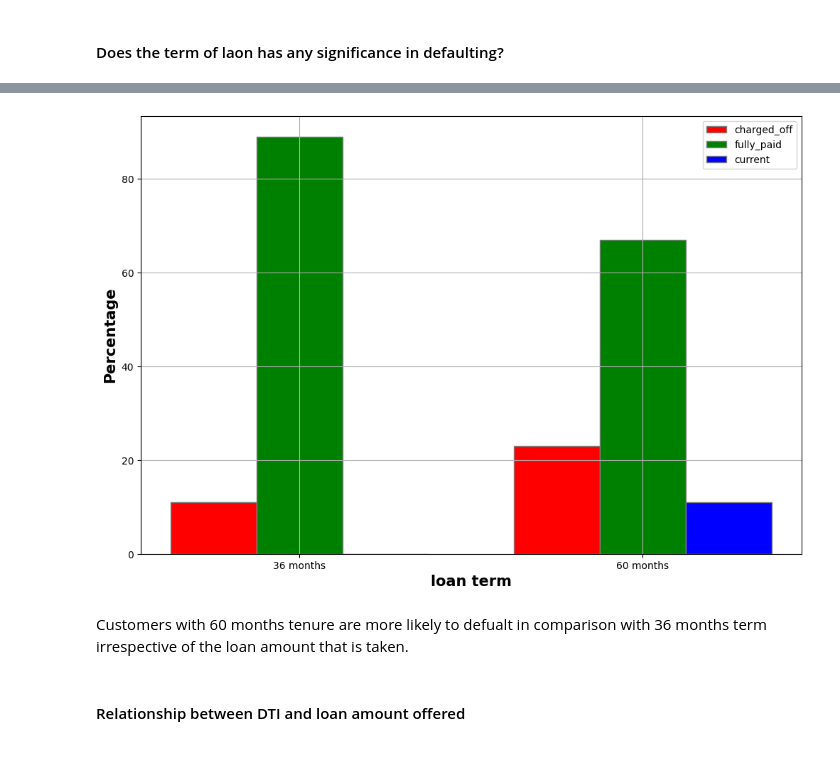
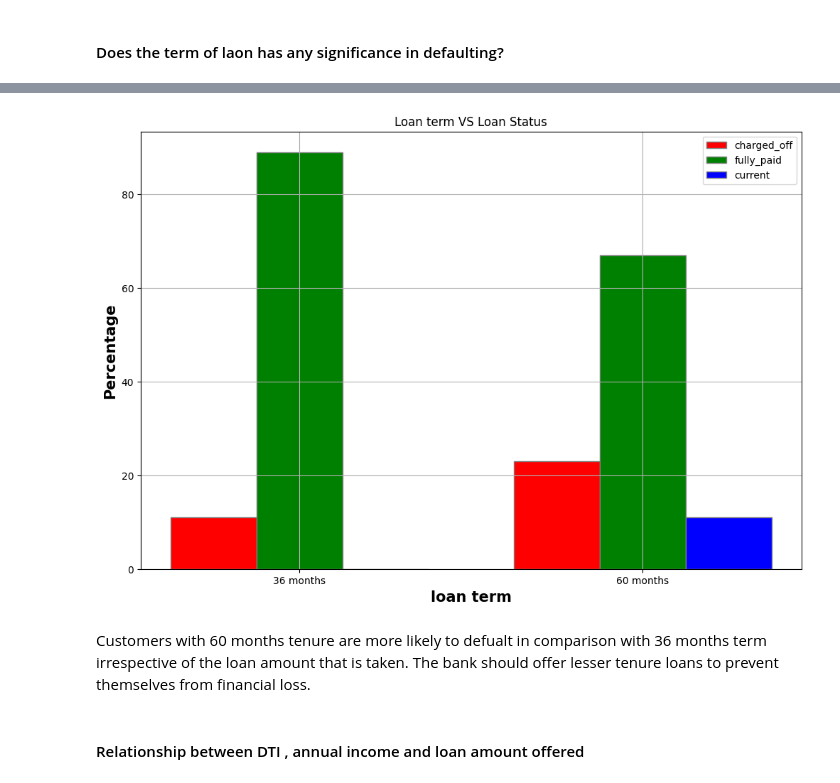
Before and after one commit to Abbhiraami/ML_AI_masters, a Jupyter notebook: case_study/lending_club_case_study.ipynb, the cells around one changed output, grey strips where cells are left out. Saved outputs shown, nothing was run; the diff lists cells and outputs as text; code cells hidden in the pictures; blank space fills up the shorter version.

```diff
--- a/case_study/lending_club_case_study.ipynb
+++ b/case_study/lending_club_case_study.ipynb
@@ -63,0 +61,9 @@ loan_db.head(5)
+# %%
+# Handling missing values (customize based on missing data analysis)
+# For example, drop columns with more than 50% missing values
+missing_threshold = 0.5 * loan_data.shape[0]
+loan_db = loan_data.dropna(thresh=missing_threshold, axis=1)
+loan_db.drop_duplicates(inplace=True)
+print(f'''\nData after cleansing \n
+        Number of columns: {loan_db.shape[1]}
+        NUmber of unique records: {loan_db.shape[0]}''')
@@ -63,0 +75,7 @@ loan_db.head(5)
+# %%
+
+func=lambda b: float(b.replace('%',''))
+loan_db['int_rate_num']=loan_db['int_rate'].apply(func)
+loan_db['title']=loan_db['title'].replace('Loan','')
+### Categorizing annual incomes to see charged_off customers
+loan_db['annual_inc_cat']=pd.qcut(loan_db.annual_inc,q=5)
@@ -226,37 +248,44 @@ term_tb
 # %%
+term_db=loan_db.groupby(['term','loan_status']).agg({'id':'count','loan_amnt':['mean','median','min','max']}).round(0).reset_index().rename(columns={'id':'numb_cust','loan_amnt':'loan_amount'})
+tot_tb=loan_db.groupby('term').id.count().reset_index().rename(columns={'id':'tot_cnt'})
+term_tb=term_db.merge(tot_tb,on='term',how='left')
+term_tb['prop']=term_tb[('numb_cust', 'count')]/term_tb['tot_cnt']
+term_tb
+
 barWidth = 0.25
 fig = pp.subplots(figsize =(12, 8))
 
 
 # set height of bar
 charged_off = [11,23]
 fully_paid = [89,67]
 current = [0,11]
 
 # Set position of bar on X axis
 br1 = np.arange(len(charged_off))
 br2 = [x + barWidth for x in br1]
 br3 = [x + barWidth for x in br2]
 
 # Make the plot
 pp.bar(br1, charged_off, color ='r', width = barWidth,
         edgecolor ='grey', label ='charged_off')
 pp.bar(br2, fully_paid, color ='g', width = barWidth,
         edgecolor ='grey', label ='fully_paid')
 pp.bar(br3, current, color ='b', width = barWidth,
         edgecolor ='grey', label ='current')
 
 # Adding Xticks
 pp.xlabel('loan term', fontweight ='bold', fontsize = 15)
 pp.ylabel('Percentage', fontweight ='bold', fontsize = 15)
 pp.xticks([r + barWidth for r in range(len(charged_off))],
         ['36 months','60 months'])
+pp.title('Loan term VS Loan Status')
 pp.grid()
 pp.legend()
 pp.show()
 # %% [output]
-[figure, old version]
+[figure, new version]
 # %% [markdown]
-Customers with 60 months tenure are more likely to defualt in comparison with 36 months term irrespective of the loan amount that is taken.
+Customers with 60 months tenure are more likely to defualt in comparison with 36 months term irrespective of the loan amount that is taken. The bank should offer lesser tenure loans to prevent themselves from financial loss.
 # %% [markdown]
-#### Relationship between DTI and loan amount offered
+#### Relationship between DTI , annual income and loan amount offered
```
Also changed, not shown: parts of 28 cells of this notebook.
